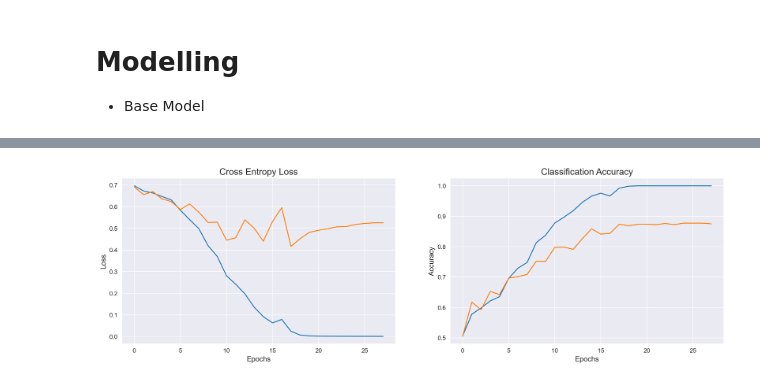
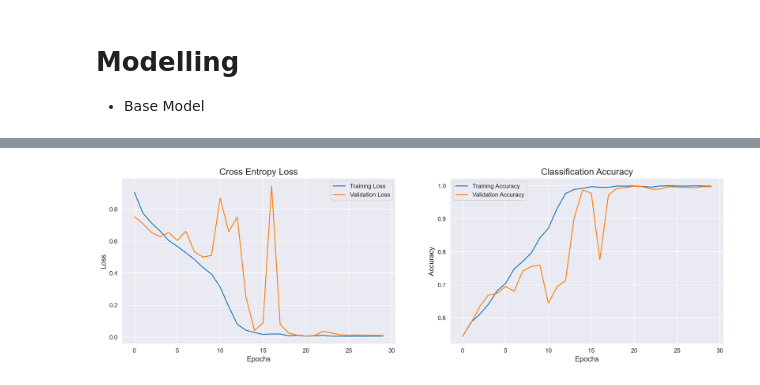
Before and after one commit to ben-dom393/DSA4263_Dating_Fraud, a Jupyter notebook: notebooks/face_modelling(Base).ipynb, the cells around one changed output, grey strips where cells are left out. Drawn from its saved outputs; the diff is of its cells as text; code cells hidden in the pictures.

Commit message:
Base version (Accuracy ~99.5%)

```diff
--- a/notebooks/face_modelling(Base).ipynb
+++ b/notebooks/face_modelling(Base).ipynb
@@ -82,20 +81,30 @@ X_train_processed.shape
 # %%
 model = Sequential()
 model.add(Conv2D(32, kernel_size=(3,3),activation='relu',kernel_initializer='he_uniform', padding='same',input_shape=(128,128,1)))
-model.add(MaxPooling2D(pool_size=(2,2)))
+model.add(BatchNormalization())
+#model.add(MaxPooling2D(pool_size=(2,2)))
 
 model.add(Conv2D(64, kernel_size=(3,3),activation='relu'))
+model.add(BatchNormalization())
 model.add(MaxPooling2D(pool_size=(2,2)))
+model.add(Dropout(0.25))
 
 model.add(Conv2D(128, kernel_size=(3,3),activation='relu'))
+model.add(BatchNormalization())
 model.add(MaxPooling2D(pool_size=(2,2)))
+model.add(Dropout(0.25))
 
 model.add(Conv2D(128, kernel_size=(3,3),activation='relu'))
+model.add(BatchNormalization())
 model.add(MaxPooling2D(pool_size=(2,2)))
+model.add(Dropout(0.25))
 
 model.add(Flatten())
 model.add(Dense(128, activation="relu", kernel_initializer='he_uniform'))
+model.add(BatchNormalization())
+model.add(Dropout(0.5))
 model.add(Dense(64, activation="relu"))
+model.add(Dropout(0.5))
 model.add(Dense(1, activation="sigmoid"))
 model.summary()
 # %% [output]
@@ -154,27 +163,29 @@ Epoch 28/30
 # %%
 # plots for accuracy and Loss with epochs
 error = pd.DataFrame(mod_hist.history)
 
 plt.figure(figsize=(18,5),dpi=200)
 sns.set_style('darkgrid')
 
 plt.subplot(121)
 plt.title('Cross Entropy Loss',fontsize=15)
 plt.xlabel('Epochs',fontsize=12)
 plt.ylabel('Loss',fontsize=12)
-plt.plot(error['loss'])
-plt.plot(error['val_loss'])
+plt.plot(error['loss'], label='Training Loss')
+plt.plot(error['val_loss'], label='Validation Loss')
+plt.legend()
 
 plt.subplot(122)
 plt.title('Classification Accuracy',fontsize=15)
 plt.xlabel('Epochs',fontsize=12)
 plt.ylabel('Accuracy',fontsize=12)
-plt.plot(error['accuracy'])
-plt.plot(error['val_accuracy'])
+plt.plot(error['accuracy'], label='Training Accuracy')
+plt.plot(error['val_accuracy'], label='Validation Accuracy')
+plt.legend()
 
 plt.show()
 # %% [output]
-[figure, old version]
+[figure, new version]
 # %%
 loss, accuracy = model.evaluate(X_test_processed, y_test_processed)
 print(accuracy)
```
Also changed, not shown: parts of 6 cells of this notebook, 1 other file.
